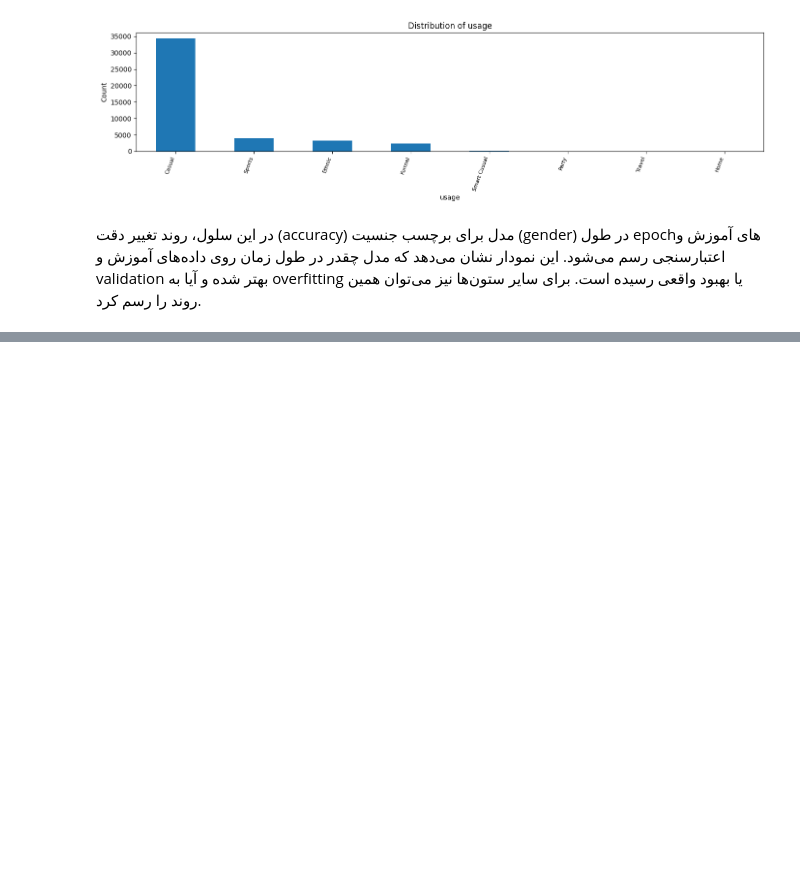
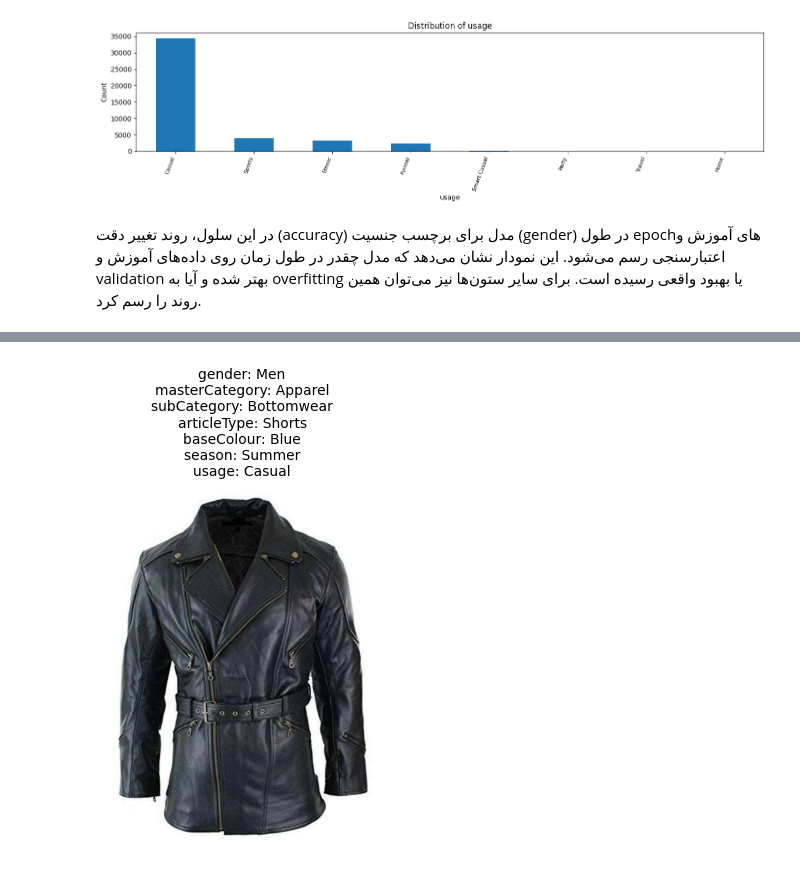
Before and after one commit to shayansalehi1381/Fashion-Multitask-Classification, a Jupyter notebook: Fashion_Product_Classification.ipynb, the cells around one changed output, grey strips where cells are left out. Saved outputs shown, nothing was run; the diff lists cells and outputs as text; code cells hidden in the pictures; blank space fills up the shorter version.

```diff
--- a/Fashion_Product_Classification.ipynb
+++ b/Fashion_Product_Classification.ipynb
@@ -380,0 +424,2 @@ plt.show()
+# %%
+history_mobilenet = model_mobilenet.fit(train_gen, validation_data=val_gen, epochs=5)
@@ -380,0 +441,4 @@ plt.show()
+# %%
+from google.colab import files
+uploaded = files.upload()
+img_path = list(uploaded.keys())[0]
@@ -380,0 +448,24 @@ plt.show()
+# %%
+from tensorflow.keras.utils import load_img, img_to_array
+import numpy as np
+
+def predict_multioutput(img_path, model, label_encoders, target_size=(80, 60)):
+    img = load_img(img_path, target_size=target_size)
+    img_array = img_to_array(img) / 255.0
+    img_array = np.expand_dims(img_array, axis=0)
+
+    pred = model.predict(img_array)
+
+    result = {}
+    for i, (col, le) in enumerate(label_encoders.items()):
+        pred_class = np.argmax(pred[i])
+        label = le.inverse_transform([pred_class])[0]
+        result[col] = label
+
+    return result
+# %%
+predicted_labels = predict_multioutput(img_path, model_mobilenet, label_encoders)
+
+print("پیش‌بینی مدل روی عکس:")
+for k, v in predicted_labels.items():
+    print(f"{k}: {v}")
@@ -380,0 +482,11 @@ plt.show()
+# %%
+import matplotlib.pyplot as plt
+from tensorflow.keras.preprocessing.image import load_img
+
+img = load_img(img_path)
+plt.imshow(img)
+plt.axis('off')
+plt.title('\n'.join([f"{k}: {v}" for k, v in predicted_labels.items()]), fontsize=10)
+plt.show()
+# %% [output]
+[figure, added]
```
Also changed, not shown: parts of 25 cells of this notebook.
